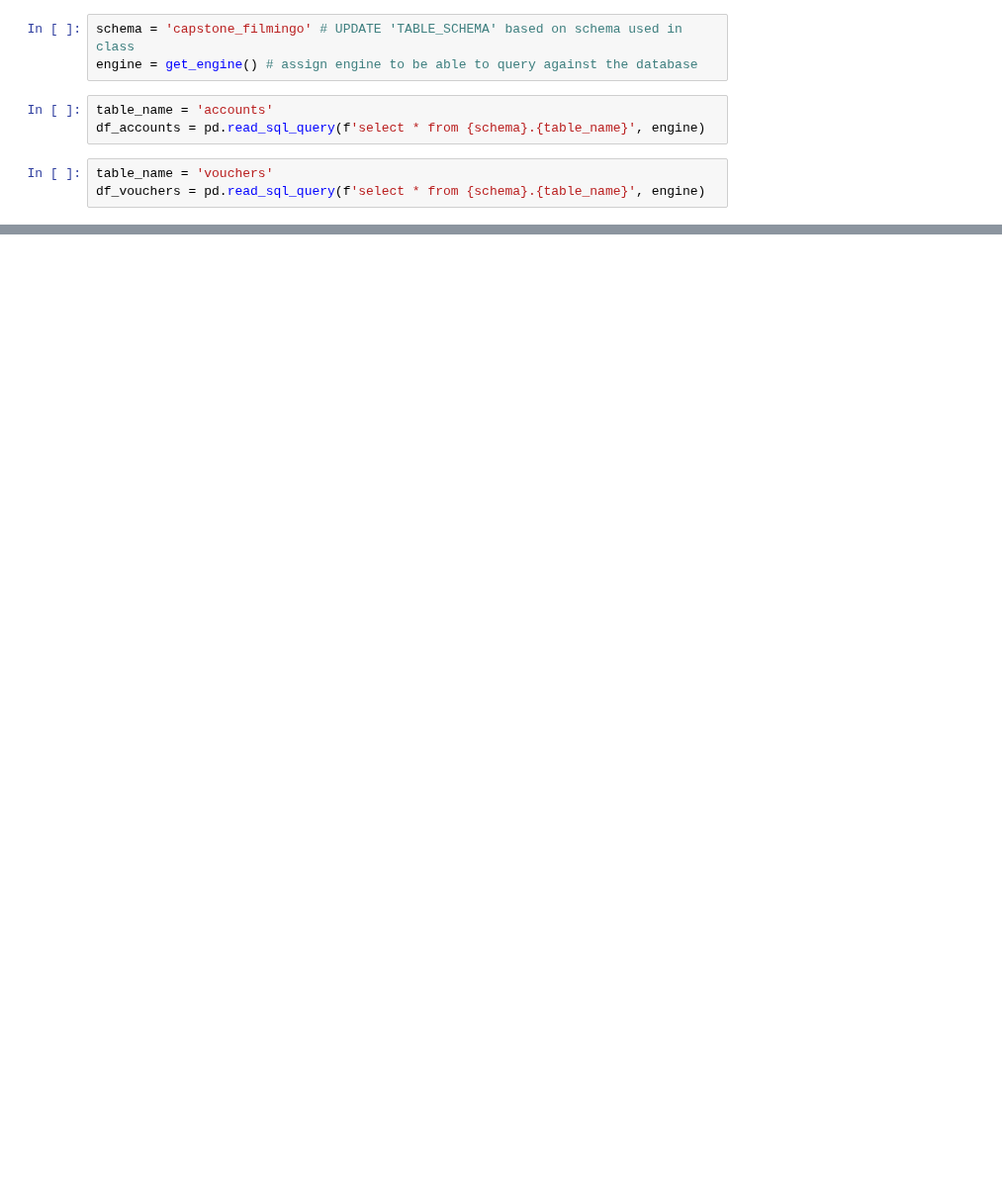
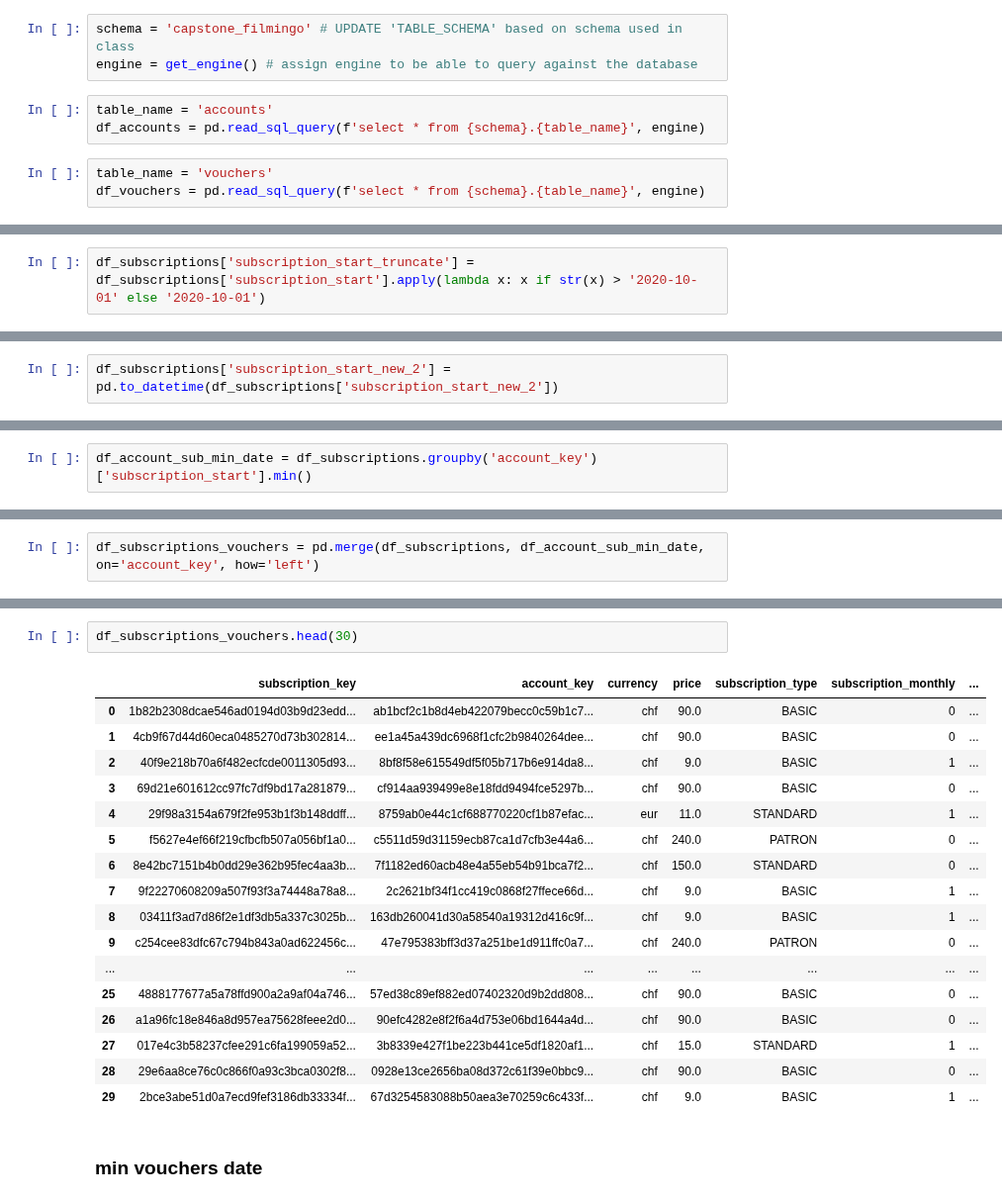
Before and after one commit to elisicke/Data-Analyst-Capstone-Project, a Jupyter notebook: EDA_Liz.ipynb, the cells around one changed output, grey strips where cells are left out. Shown at 99% size. Saved outputs shown, nothing was run; the diff lists cells and outputs as text; blank space fills up the shorter version.

Commit message:
adding min dates for vouchers, subscriptions and OTR

```diff
--- a/EDA_Liz.ipynb
+++ b/EDA_Liz.ipynb
@@ -56,0 +104,2 @@ Timestamp('2022-12-02 00:00:00')
+# %%
+df_subscriptions['subscription_start_truncate'] = df_subscriptions['subscription_start'].apply(lambda x: x if str(x) > '2020-10-01' else '2020-10-01')
@@ -56,0 +115,2 @@ Timestamp('2022-12-02 00:00:00')
+# %%
+df_subscriptions['subscription_start_new_2'] = pd.to_datetime(df_subscriptions['subscription_start_new_2'])
@@ -56,0 +228,2 @@ Timestamp('2022-12-02 00:00:00')
+# %%
+df_account_sub_min_date = df_subscriptions.groupby('account_key')['subscription_start'].min()
@@ -56,0 +240,2 @@ Timestamp('2022-12-02 00:00:00')
+# %%
+df_subscriptions_vouchers = pd.merge(df_subscriptions, df_account_sub_min_date, on='account_key', how='left')
@@ -56,0 +249,22 @@ Timestamp('2022-12-02 00:00:00')
+# %%
+df_subscriptions_vouchers.head(30)
+# %% [output]
+|  | subscription_key | account_key | currency | price | subscription_type | subscription_monthly | ... |
+| 0 | 1b82b2308dcae546ad0194d03b9d23edd... | ab1bcf2c1b8d4eb422079becc0c59b1c7... | chf | 90.0 | BASIC | 0 | ... |
+| 1 | 4cb9f67d44d60eca0485270d73b302814... | ee1a45a439dc6968f1cfc2b9840264dee... | chf | 90.0 | BASIC | 0 | ... |
+| 2 | 40f9e218b70a6f482ecfcde0011305d93... | 8bf8f58e615549df5f05b717b6e914da8... | chf | 9.0 | BASIC | 1 | ... |
+| 3 | 69d21e601612cc97fc7df9bd17a281879... | cf914aa939499e8e18fdd9494fce5297b... | chf | 90.0 | BASIC | 0 | ... |
+| 4 | 29f98a3154a679f2fe953b1f3b148ddff... | 8759ab0e44c1cf688770220cf1b87efac... | eur | 11.0 | STANDARD | 1 | ... |
+| 5 | f5627e4ef66f219cfbcfb507a056bf1a0... | c5511d59d31159ecb87ca1d7cfb3e44a6... | chf | 240.0 | PATRON | 0 | ... |
+| 6 | 8e42bc7151b4b0dd29e362b95fec4aa3b... | 7f1182ed60acb48e4a55eb54b91bca7f2... | chf | 150.0 | STANDARD | 0 | ... |
+| 7 | 9f22270608209a507f93f3a74448a78a8... | 2c2621bf34f1cc419c0868f27ffece66d... | chf | 9.0 | BASIC | 1 | ... |
+| 8 | 03411f3ad7d86f2e1df3db5a337c3025b... | 163db260041d30a58540a19312d416c9f... | chf | 9.0 | BASIC | 1 | ... |
+| 9 | c254cee83dfc67c794b843a0ad622456c... | 47e795383bff3d37a251be1d911ffc0a7... | chf | 240.0 | PATRON | 0 | ... |
+| ... | ... | ... | ... | ... | ... | ... | ... |
+| 25 | 4888177677a5a78ffd900a2a9af04a746... | 57ed38c89ef882ed07402320d9b2dd808... | chf | 90.0 | BASIC | 0 | ... |
+| 26 | a1a96fc18e846a8d957ea75628feee2d0... | 90efc4282e8f2f6a4d753e06bd1644a4d... | chf | 90.0 | BASIC | 0 | ... |
+| 27 | 017e4c3b58237cfee291c6fa199059a52... | 3b8339e427f1be223b441ce5df1820af1... | chf | 15.0 | STANDARD | 1 | ... |
+| 28 | 29e6aa8ce76c0c866f0a93c3bca0302f8... | 0928e13ce2656ba08d372c61f39e0bbc9... | chf | 90.0 | BASIC | 0 | ... |
+| 29 | 2bce3abe51d0a7ecd9fef3186db33334f... | 67d3254583088b50aea3e70259c6c433f... | chf | 9.0 | BASIC | 1 | ... |
+# %% [markdown]
+### min vouchers date
```
Also changed, not shown: parts of 87 cells of this notebook.
